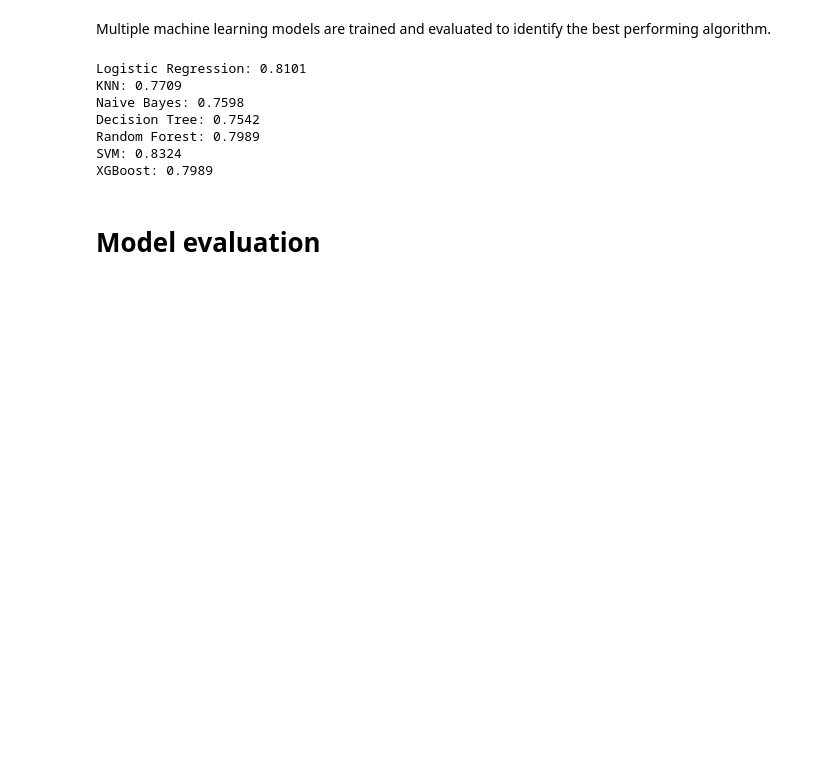
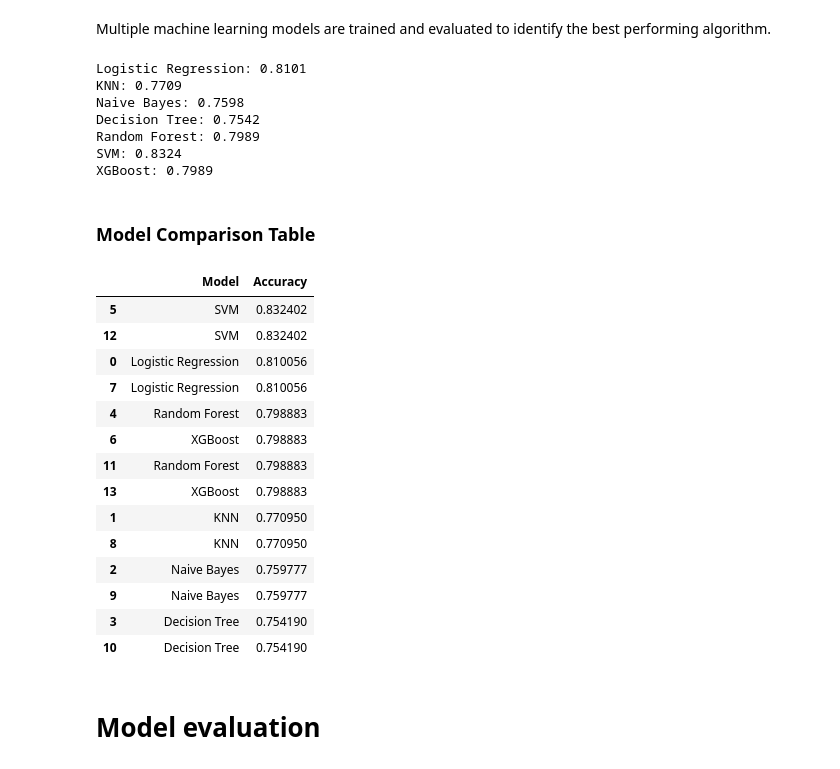
Before and after one commit to shubhamsinha21/Titanic-Survival-Prediction-System, a Jupyter notebook: titanic_survival_prediction.ipynb, the cells around one changed output. Cells and saved outputs as stored; diff of their text form; code cells hidden in the pictures; blank space fills up the shorter version.

Commit message:
created model comparison table

```diff
--- a/titanic_survival_prediction.ipynb
+++ b/titanic_survival_prediction.ipynb
@@ -793,6 +793,39 @@ Decision Tree: 0.7542
 Random Forest: 0.7989
 SVM: 0.8324
 XGBoost: 0.7989
+# %% [markdown]
+### Model Comparison Table
+# %%
+results_df = pd.DataFrame(
+    results,
+    columns=[
+        "Model",
+        "Accuracy"
+    ]
+)
+
+results_df = results_df.sort_values(
+    by="Accuracy",
+    ascending=False
+)
+
+results_df
+# %% [output]
+|  | Model | Accuracy |
+| 5 | SVM | 0.832402 |
+| 12 | SVM | 0.832402 |
+| 0 | Logistic Regression | 0.810056 |
+| 7 | Logistic Regression | 0.810056 |
+| 4 | Random Forest | 0.798883 |
+| 6 | XGBoost | 0.798883 |
+| 11 | Random Forest | 0.798883 |
+| 13 | XGBoost | 0.798883 |
+| 1 | KNN | 0.770950 |
+| 8 | KNN | 0.770950 |
+| 2 | Naive Bayes | 0.759777 |
+| 9 | Naive Bayes | 0.759777 |
+| 3 | Decision Tree | 0.754190 |
+| 10 | Decision Tree | 0.754190 |
 # %% [markdown]
 # Model evaluation
 # %% [markdown]
```
